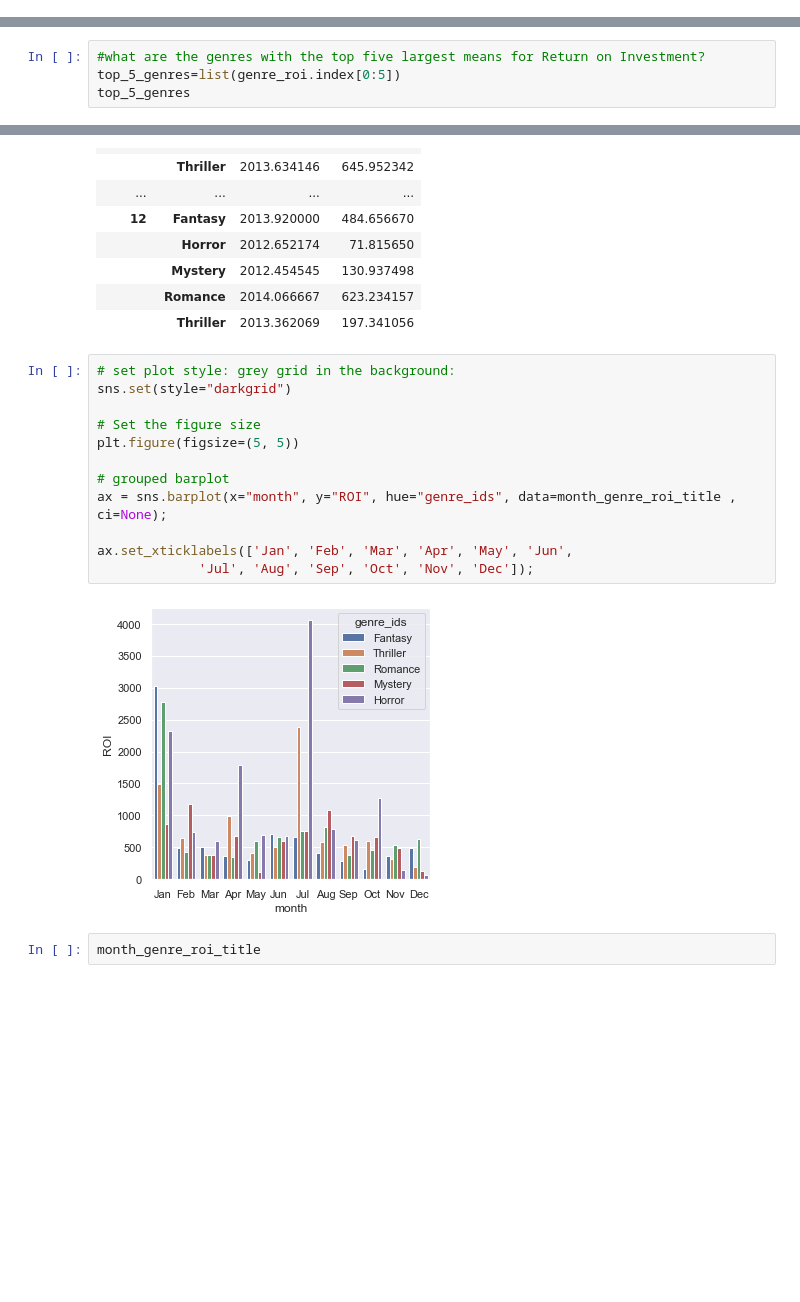
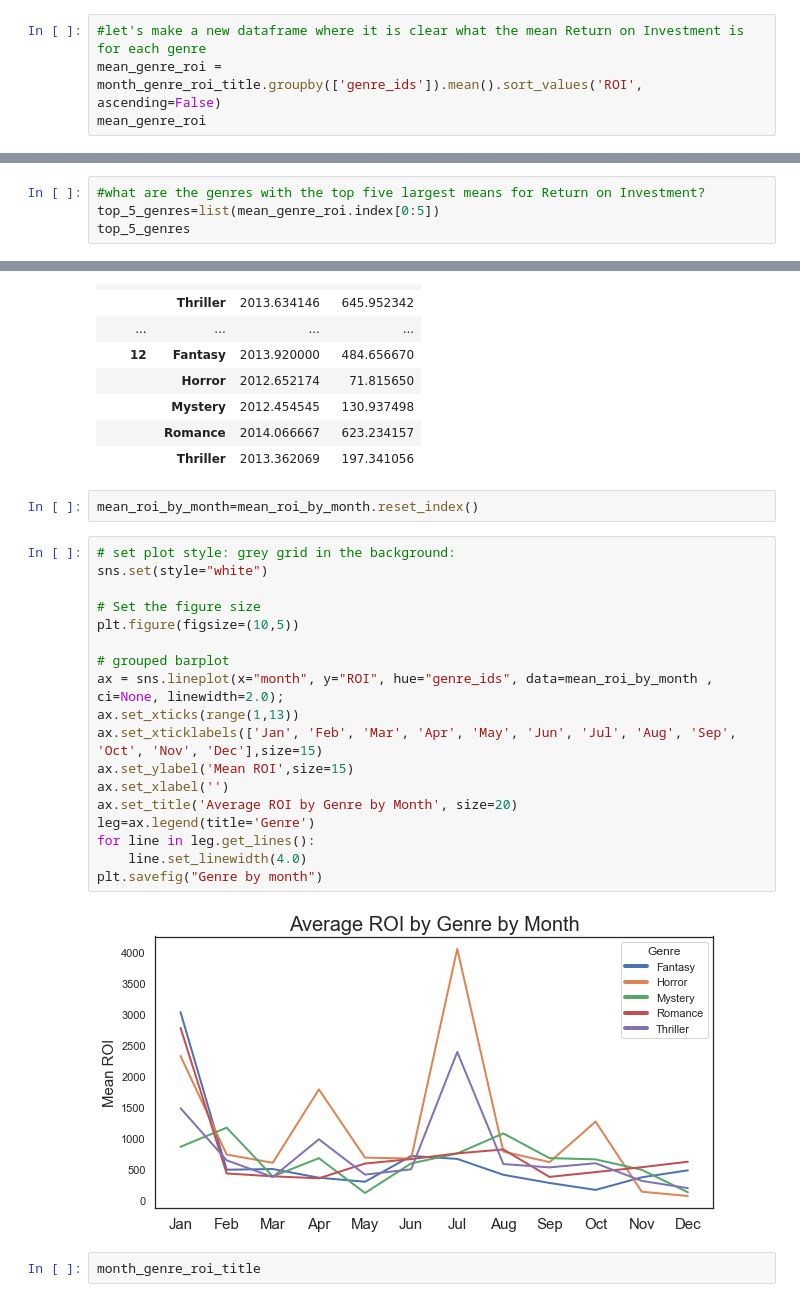
Before and after one commit to ElyLin/MovieAnalysisProject, a Jupyter notebook: Draft_with_recommendation.ipynb, the cells around one changed output, grey strips where cells are left out. Drawn from its saved outputs; the diff is of its cells as text; blank space fills up the shorter version.

```diff
--- a/Draft_with_recommendation.ipynb
+++ b/Draft_with_recommendation.ipynb
@@ -374,3 +374,7 @@ month_genre_roi_title
 # %%
 #drop the movies whose genre doesn't have value
 month_genre_roi_title = month_genre_roi_title[month_genre_roi_title['genre_ids'] != ""]
+# %%
+#let's make a new dataframe where it is clear what the mean Return on Investment is for each genre
+mean_genre_roi = month_genre_roi_title.groupby(['genre_ids']).mean().sort_values('ROI', ascending=False)
+mean_genre_roi
@@ -376,0 +400,4 @@ month_genre_roi_title = month_genre_roi_title[month_genre_roi_title['genre_ids']
+# %%
+#what are the genres with the top five largest means for Return on Investment?
+top_5_genres=list(mean_genre_roi.index[0:5])
+top_5_genres
@@ -414,4 +423,0 @@ genre_roi
-# %%
-#what are the genres with the top five largest means for Return on Investment?
-top_5_genres=list(genre_roi.index[0:5])
-top_5_genres
@@ -460,20 +479,28 @@ mean_roi_by_month
 |  | Mystery | 2012.454545 | 130.937498 |
 |  | Romance | 2014.066667 | 623.234157 |
 |  | Thriller | 2013.362069 | 197.341056 |
+# %%
+mean_roi_by_month=mean_roi_by_month.reset_index()
 # %%
 # set plot style: grey grid in the background:
-sns.set(style="darkgrid")
+sns.set(style="white")
 
 # Set the figure size
-plt.figure(figsize=(5, 5))
+plt.figure(figsize=(10,5))
 
 # grouped barplot
-ax = sns.barplot(x="month", y="ROI", hue="genre_ids", data=month_genre_roi_title , ci=None);
-
-ax.set_xticklabels(['Jan', 'Feb', 'Mar', 'Apr', 'May', 'Jun',
-             'Jul', 'Aug', 'Sep', 'Oct', 'Nov', 'Dec']);
+ax = sns.lineplot(x="month", y="ROI", hue="genre_ids", data=mean_roi_by_month , ci=None, linewidth=2.0);
+ax.set_xticks(range(1,13))
+ax.set_xticklabels(['Jan', 'Feb', 'Mar', 'Apr', 'May', 'Jun', 'Jul', 'Aug', 'Sep', 'Oct', 'Nov', 'Dec'],size=15)
+ax.set_ylabel('Mean ROI',size=15)
+ax.set_xlabel('')
+ax.set_title('Average ROI by Genre by Month', size=20)
+leg=ax.legend(title='Genre')
+for line in leg.get_lines():
+    line.set_linewidth(4.0)
+plt.savefig("Genre by month")
 # %% [output]
-[figure, old version]
+[figure, new version]
 # %%
 month_genre_roi_title
 # %% [output]
```
Also changed, not shown: parts of 15 cells of this notebook.
